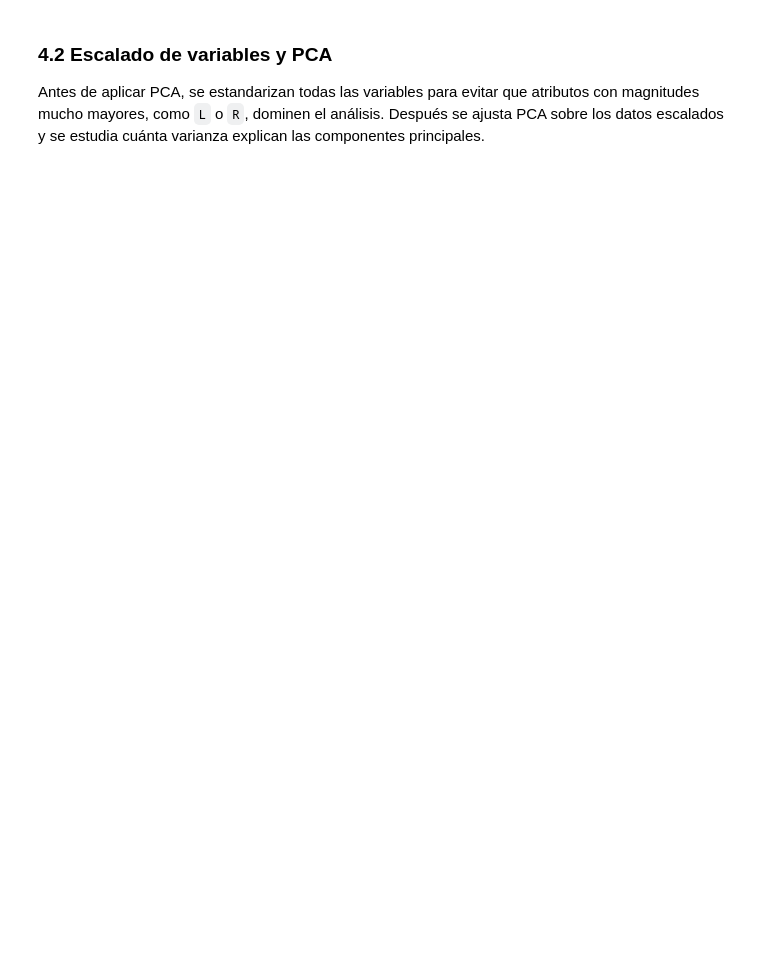
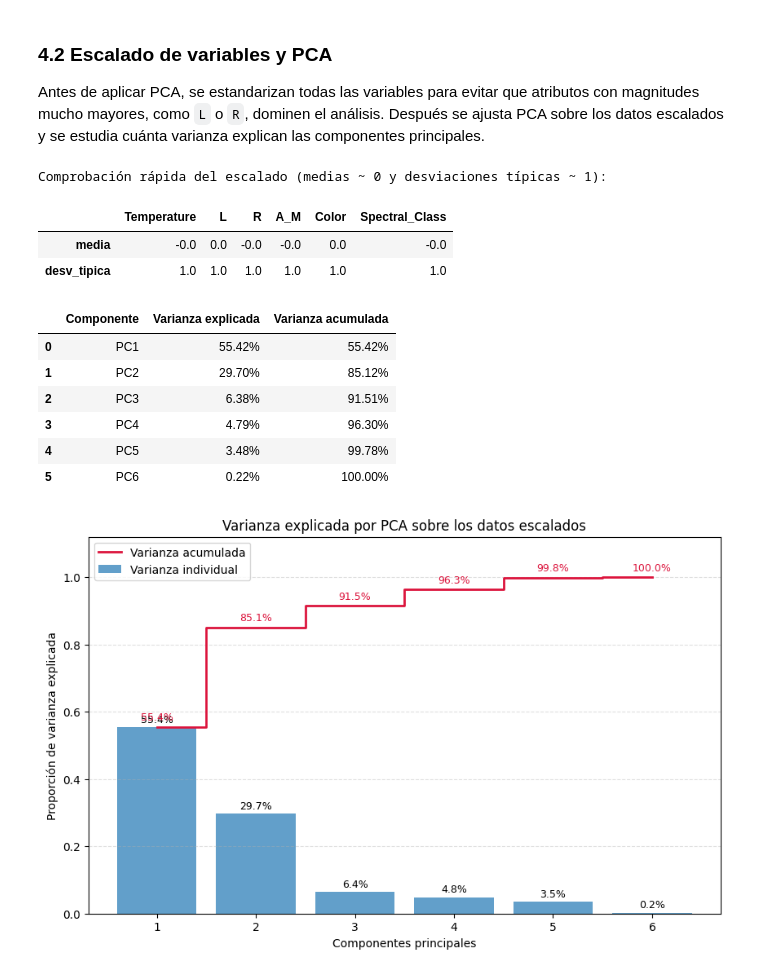
Before and after one commit to 100522401/p2_AA_100522396_100522401, a Jupyter notebook: notebooks/notebook.ipynb, the cells around one changed output. Drawn from its saved outputs; the diff is of its cells as text; code cells hidden in the pictures; blank space fills up the shorter version.

```diff
--- a/notebooks/notebook.ipynb
+++ b/notebooks/notebook.ipynb
@@ -267,3 +328,78 @@ display(df_model.head())
 ### 4.2 Escalado de variables y PCA
 
 Antes de aplicar PCA, se estandarizan todas las variables para evitar que atributos con magnitudes mucho mayores, como `L` o `R`, dominen el análisis. Después se ajusta PCA sobre los datos escalados y se estudia cuánta varianza explican las componentes principales.
+# %%
+feature_names = df_model.columns.tolist()
+X = df_model[feature_names]
+
+scaler = StandardScaler()
+X_scaled = scaler.fit_transform(X)
+df_scaled = pd.DataFrame(X_scaled, columns=feature_names)
+
+scaling_check = pd.DataFrame(
+    [df_scaled.mean(), df_scaled.std(ddof=0)],
+    index=['media', 'desv_tipica']
+)
+
+print('Comprobación rápida del escalado (medias ~ 0 y desviaciones típicas ~ 1):')
+display(scaling_check.round(6))
+
+pca_full = PCA()
+X_pca_full = pca_full.fit_transform(X_scaled)
+
+explained_variance = pca_full.explained_variance_ratio_
+cumulative_variance = np.cumsum(explained_variance)
+
+variance_df = pd.DataFrame({
+    'Componente': [f'PC{i}' for i in range(1, len(explained_variance) + 1)],
+    'Varianza explicada': explained_variance,
+    'Varianza acumulada': cumulative_variance
+})
+
+display(
+    variance_df.style.format({
+        'Varianza explicada': '{:.2%}',
+        'Varianza acumulada': '{:.2%}'
+    })
+)
+
+plt.figure(figsize=(10, 6))
+plt.bar(
+    range(1, len(explained_variance) + 1),
+    explained_variance,
+    alpha=0.7,
+    label='Varianza individual'
+)
+plt.step(
+    range(1, len(cumulative_variance) + 1),
+    cumulative_variance,
+    where='mid',
+    color='crimson',
+    linewidth=2,
+    label='Varianza acumulada'
+)
+
+for i, (ev, cv) in enumerate(zip(explained_variance, cumulative_variance), start=1):
+    plt.text(i, ev + 0.015, f'{ev:.1%}', ha='center', fontsize=9)
+    plt.text(i, cv + 0.02, f'{cv:.1%}', ha='center', color='crimson', fontsize=9)
+
+plt.xlabel('Componentes principales')
+plt.ylabel('Proporción de varianza explicada')
+plt.title('Varianza explicada por PCA sobre los datos escalados')
+plt.ylim(0, 1.12)
+plt.grid(axis='y', linestyle='--', alpha=0.4)
+plt.legend()
+plt.show()
+# %% [output]
+Comprobación rápida del escalado (medias ~ 0 y desviaciones típicas ~ 1):
+|  | Temperature | L | R | A_M | Color | Spectral_Class |
+| media | -0.0 | 0.0 | -0.0 | -0.0 | 0.0 | -0.0 |
+| desv_tipica | 1.0 | 1.0 | 1.0 | 1.0 | 1.0 | 1.0 |
+|  | Componente | Varianza explicada | Varianza acumulada |
+| 0 | PC1 | 55.42% | 55.42% |
+| 1 | PC2 | 29.70% | 85.12% |
+| 2 | PC3 | 6.38% | 91.51% |
+| 3 | PC4 | 4.79% | 96.30% |
+| 4 | PC5 | 3.48% | 99.78% |
+| 5 | PC6 | 0.22% | 100.00% |
+[figure, added]
```
Also changed, not shown: parts of 4 cells of this notebook.
